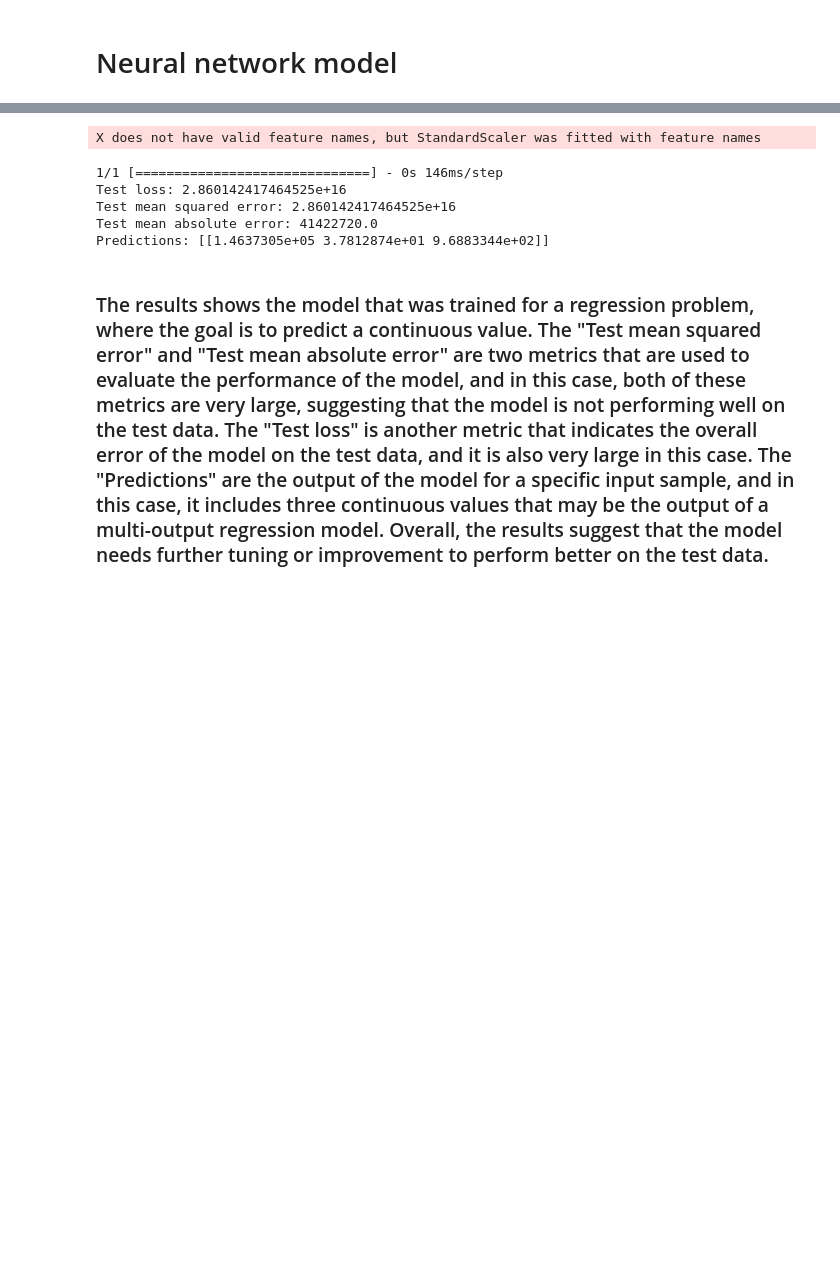
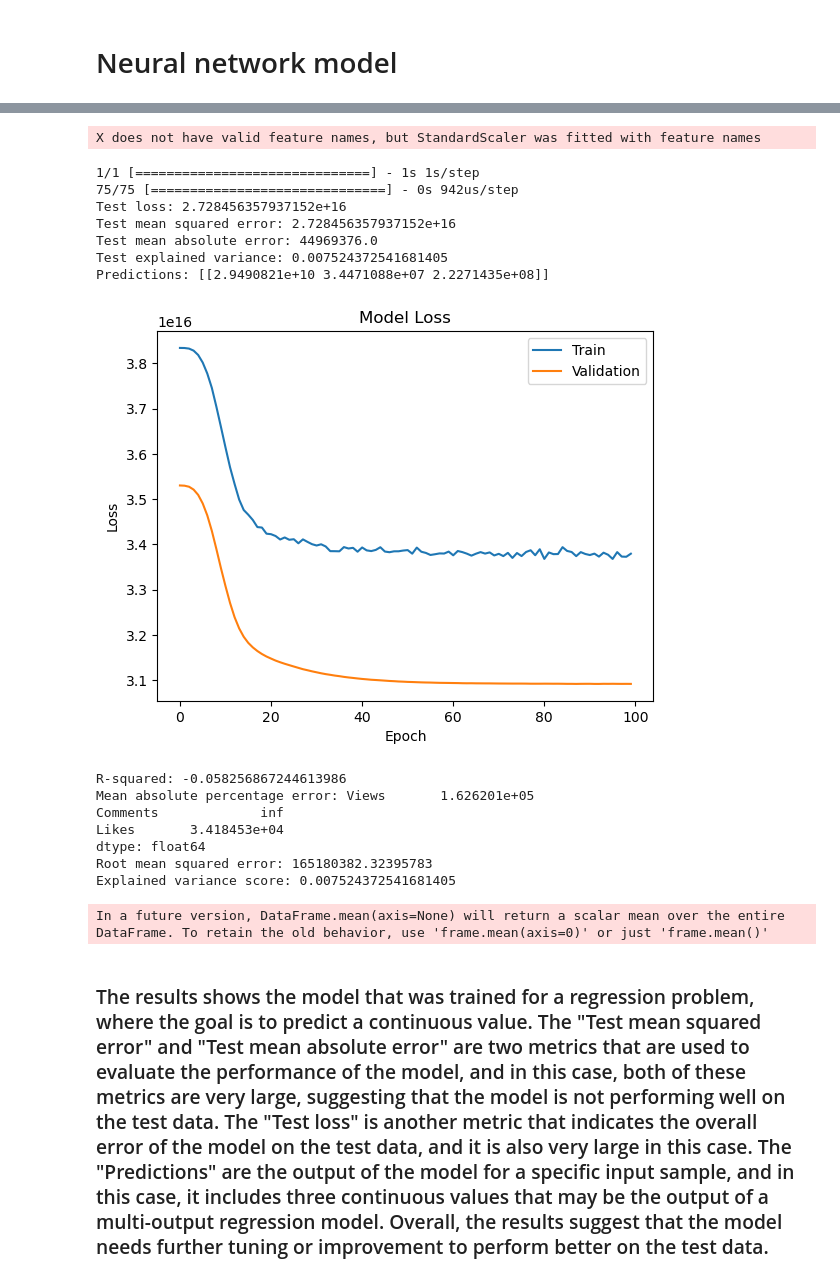
Before and after one commit to forprojectonly/1015MiniProject-Team6_B134-, a Jupyter notebook: Neural network model.ipynb, the cells around one changed output, grey strips where cells are left out. Cells and saved outputs as stored; diff of their text form; code cells hidden in the pictures; blank space fills up the shorter version.

```diff
--- a/Neural network model.ipynb
+++ b/Neural network model.ipynb
@@ -86,10 +85,29 @@ test_loss, test_mse, test_mae = model.evaluate(X_test, y_test)
 new_data = np.array([[0.7, 0.5, 0.1, 0.8, 0.9, 0.2, 0.6, 120.0]])
 new_data_scaled = scaler.transform(new_data)
 predictions = model.predict(new_data_scaled)
+y_pred = model.predict(X_test)
+test_exp_var = explained_variance_score(y_test, y_pred)
 
 # Output the test metrics and predictions
 print("Test loss:", test_loss)
 print("Test mean squared error:", test_mse)
 print("Test mean absolute error:", test_mae)
+print("Test explained variance:", test_exp_var)
 print("Predictions:", predictions)
+
+# Plot the training and validation loss over epochs
+plt.plot(history.history['loss'])
+plt.plot(history.history['val_loss'])
+plt.title('Model Loss')
+plt.ylabel('Loss')
+plt.xlabel('Epoch')
+plt.legend(['Train', 'Validation'], loc='upper right')
+plt.show()
+
+# Calculate and output additional evaluation metrics
+
+print("R-squared:", r2_score(y_test, y_pred))
+print("Mean absolute percentage error:", np.mean(np.abs((y_test - y_pred) / y_test)) * 100)
+print("Root mean squared error:", np.sqrt(mean_squared_error(y_test, y_pred)))
+print("Explained variance score:", explained_variance_score(y_test, y_pred))
 # %% [output]
@@ -113,8 +131,19 @@ Epoch 100/100
 X does not have valid feature names, but StandardScaler was fitted with feature names
-1/1 [==============================] - 0s 146ms/step
-Test loss: 2.860142417464525e+16
-Test mean squared error: 2.860142417464525e+16
-Test mean absolute error: 41422720.0
-Predictions: [[1.4637305e+05 3.7812874e+01 9.6883344e+02]]
+1/1 [==============================] - 1s 1s/step
+75/75 [==============================] - 0s 942us/step
+Test loss: 2.728456357937152e+16
+Test mean squared error: 2.728456357937152e+16
+Test mean absolute error: 44969376.0
+Test explained variance: 0.007524372541681405
+Predictions: [[2.9490821e+10 3.4471088e+07 2.2271435e+08]]
+[figure, added]
+R-squared: -0.058256867244613986
+Mean absolute percentage error: Views       1.626201e+05
+Comments             inf
+Likes       3.418453e+04
+dtype: float64
+Root mean squared error: 165180382.32395783
+Explained variance score: 0.007524372541681405
+In a future version, DataFrame.mean(axis=None) will return a scalar mean over the entire DataFrame. To retain the old behavior, use 'frame.mean(axis=0)' or just 'frame.mean()'
 # %% [markdown]
 ### The results shows the model that was trained for a regression problem, where the goal is to predict a continuous value. The "Test mean squared error" and "Test mean absolute error" are two metrics that are used to evaluate the performance of the model, and in  this case, both of these metrics are very large, suggesting that the model is not performing well on the test data. The "Test loss" is another metric that indicates the overall error of the model on the test data, and it is also very large in this case. The "Predictions" are the output of the model for a specific input sample, and in this case, it includes three continuous values that may be the output of a multi-output regression model. Overall, the results suggest that the model needs further tuning or improvement to perform better on the test data.
```
Also changed, not shown: parts of 2 cells of this notebook, 1 other file.
